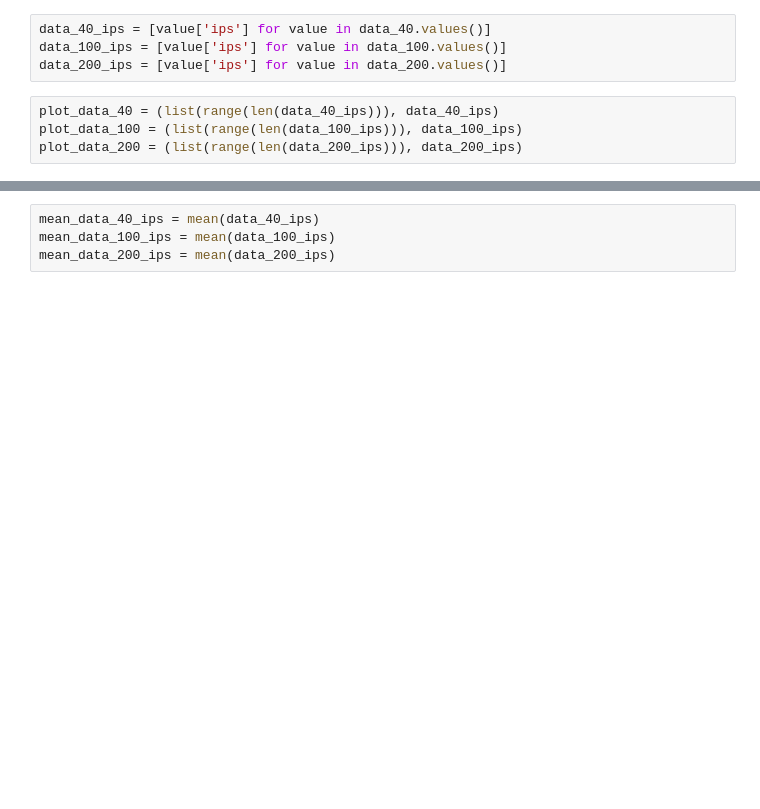
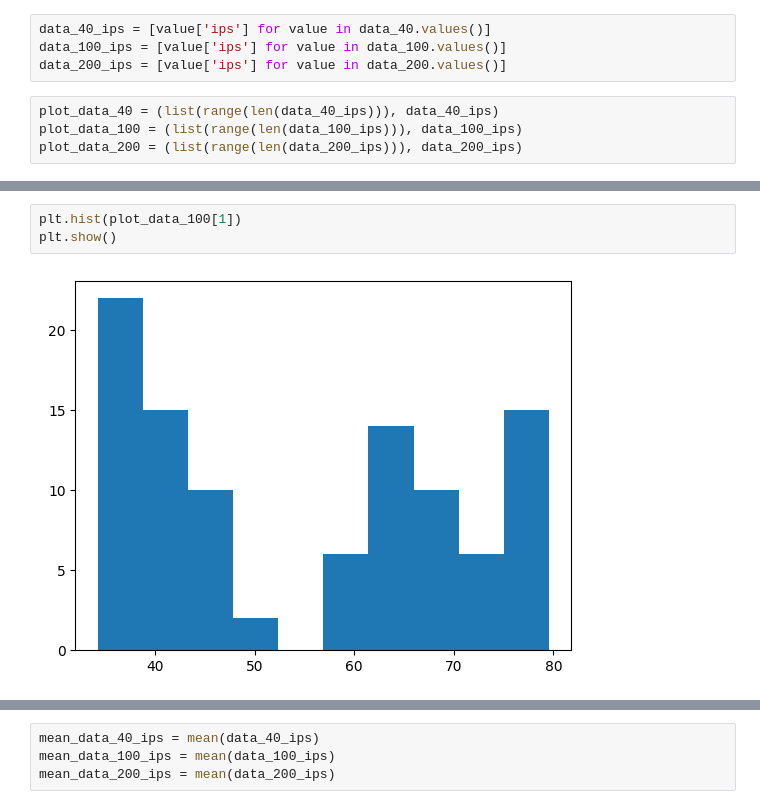
Before and after one commit to jrodzon/islands_desync, a Jupyter notebook: experiments_interpretations/scalability/scalability.ipynb, the cells around one changed output, grey strips where cells are left out. Drawn from its saved outputs; the diff is of its cells as text; blank space fills up the shorter version.

```diff
--- a/experiments_interpretations/scalability/scalability.ipynb
+++ b/experiments_interpretations/scalability/scalability.ipynb
@@ -51,0 +57,5 @@ plt.show()
+# %%
+plt.hist(plot_data_100[1])
+plt.show()
+# %% [output]
+[figure, added]
```
Also changed, not shown: parts of 9 cells of this notebook, 3 other files.
